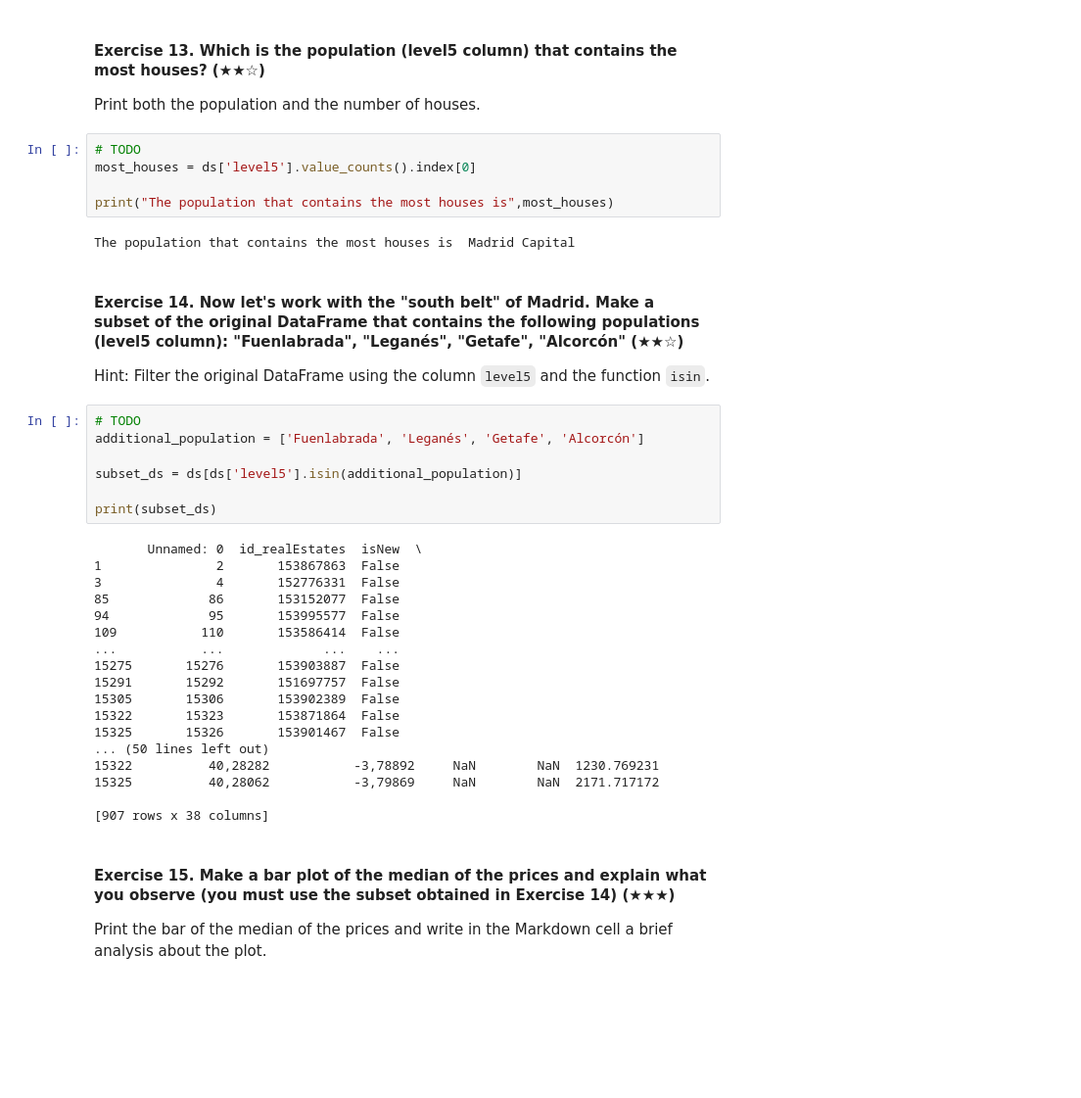
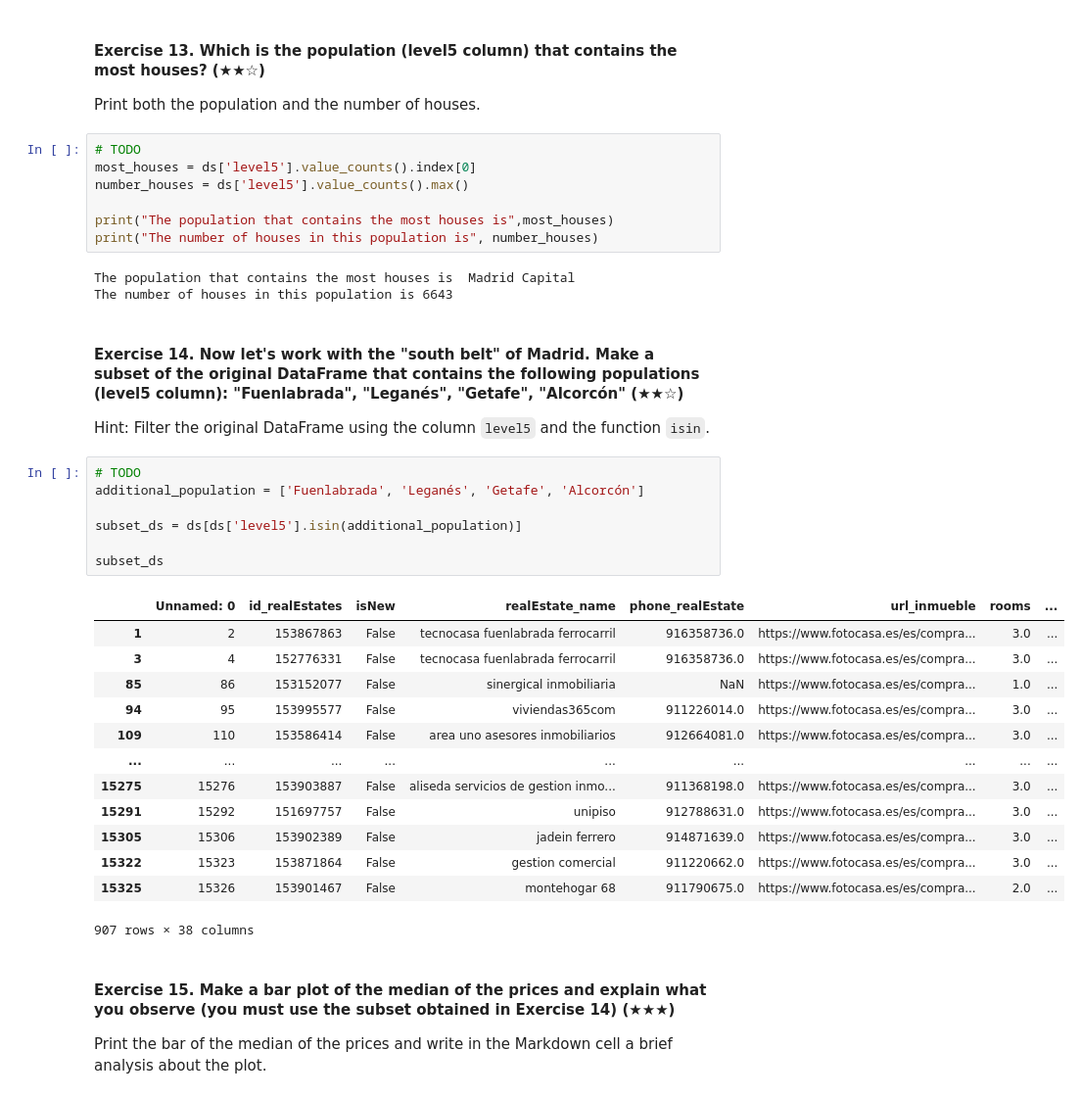
Before and after one commit to Kimerlee/realestate-datacleanup-exercise, a Jupyter notebook: project.ipynb, the cells around one changed output. Shown: that part at 98% size. Drawn from its saved outputs; the diff is of its cells as text; blank space fills up the shorter version.

```diff
--- a/project.ipynb
+++ b/project.ipynb
@@ -260,10 +260,13 @@ Print both the population and the number of houses.
 # %%
 # TODO
 most_houses = ds['level5'].value_counts().index[0]
+number_houses = ds['level5'].value_counts().max()
 
 print("The population that contains the most houses is",most_houses)
+print("The number of houses in this population is", number_houses)
 # %% [output]
 The population that contains the most houses is  Madrid Capital
+The number of houses in this population is 6643
 # %% [markdown]
 #### Exercise 14. Now let's work with the "south belt" of Madrid. Make a subset of the original DataFrame that contains the following populations (level5 column): "Fuenlabrada", "Leganés", "Getafe", "Alcorcón" (★★☆)
 
@@ -271,28 +274,24 @@ Hint: Filter the original DataFrame using the column `level5` and the function `
 # %%
 # TODO
 additional_population = ['Fuenlabrada', 'Leganés', 'Getafe', 'Alcorcón']
 
 subset_ds = ds[ds['level5'].isin(additional_population)]
 
-print(subset_ds)
+subset_ds
 # %% [output]
+|  | Unnamed: 0 | id_realEstates | isNew | realEstate_name | phone_realEstate | url_inmueble | rooms | ... |
+| 1 | 2 | 153867863 | False | tecnocasa fuenlabrada ferrocarril | 916358736.0 | https://www.fotocasa.es/es/compra... | 3.0 | ... |
+| 3 | 4 | 152776331 | False | tecnocasa fuenlabrada ferrocarril | 916358736.0 | https://www.fotocasa.es/es/compra... | 3.0 | ... |
+| 85 | 86 | 153152077 | False | sinergical inmobiliaria | NaN | https://www.fotocasa.es/es/compra... | 1.0 | ... |
+| 94 | 95 | 153995577 | False | viviendas365com | 911226014.0 | https://www.fotocasa.es/es/compra... | 3.0 | ... |
+| 109 | 110 | 153586414 | False | area uno asesores inmobiliarios | 912664081.0 | https://www.fotocasa.es/es/compra... | 3.0 | ... |
+| ... | ... | ... | ... | ... | ... | ... | ... | ... |
+| 15275 | 15276 | 153903887 | False | aliseda servicios de gestion inmo... | 911368198.0 | https://www.fotocasa.es/es/compra... | 3.0 | ... |
+| 15291 | 15292 | 151697757 | False | unipiso | 912788631.0 | https://www.fotocasa.es/es/compra... | 3.0 | ... |
+| 15305 | 15306 | 153902389 | False | jadein ferrero | 914871639.0 | https://www.fotocasa.es/es/compra... | 3.0 | ... |
+| 15322 | 15323 | 153871864 | False | gestion comercial | 911220662.0 | https://www.fotocasa.es/es/compra... | 3.0 | ... |
+| 15325 | 15326 | 153901467 | False | montehogar 68 | 911790675.0 | https://www.fotocasa.es/es/compra... | 2.0 | ... |
-       Unnamed: 0  id_realEstates  isNew  \
-1               2       153867863  False
-3               4       152776331  False
-85             86       153152077  False
-94             95       153995577  False
-109           110       153586414  False
-...           ...             ...    ...
-15275       15276       153903887  False
-15291       15292       151697757  False
-15305       15306       153902389  False
-15322       15323       153871864  False
-15325       15326       153901467  False
-... (50 lines left out)
-15322          40,28282           -3,78892     NaN        NaN  1230.769231
-15325          40,28062           -3,79869     NaN        NaN  2171.717172
-
-[907 rows x 38 columns]
+907 rows × 38 columns
 # %% [markdown]
 #### Exercise 15. Make a bar plot of the median of the prices and explain what you observe (you must use the subset obtained in Exercise 14) (★★★)
 
```
Also changed, not shown: parts of 5 cells of this notebook.
